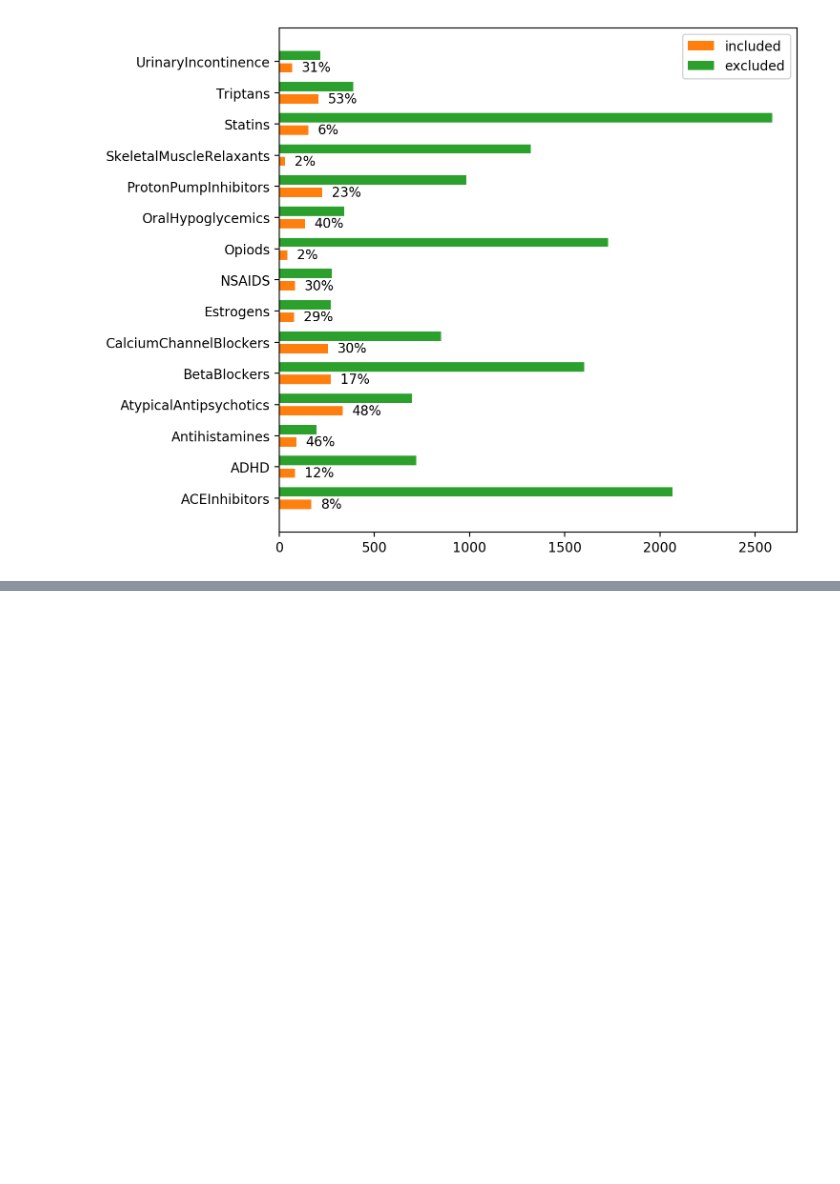
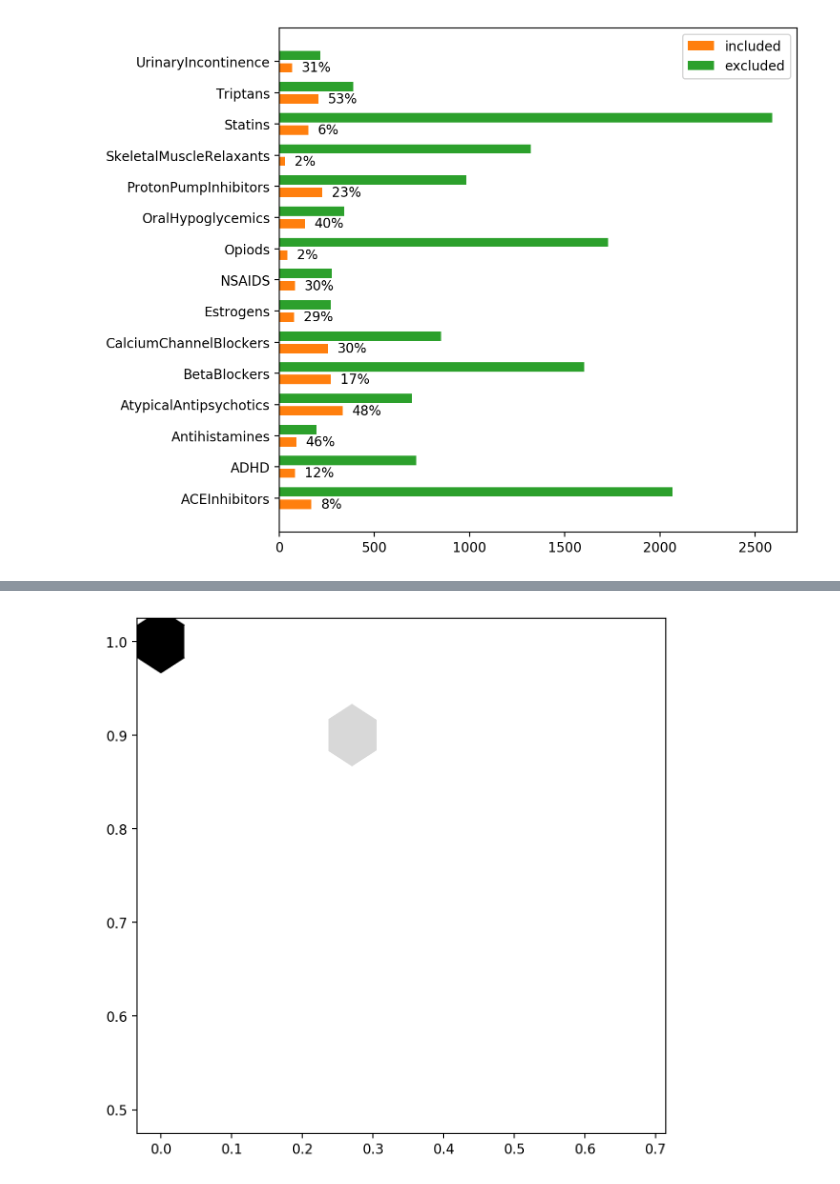
Before and after one commit to mcallaghan/rapid-screening, a Jupyter notebook: analysis/evaluation.ipynb, the cells around one changed output, grey strips where cells are left out. Drawn from its saved outputs; the diff is of its cells as text; code cells hidden in the pictures; blank space fills up the shorter version.

```diff
--- a/analysis/evaluation.ipynb
+++ b/analysis/evaluation.ipynb
@@ -197,0 +210,13 @@ len(i)
+# %%
+fig, ax = plt.subplots(figsize=(7,7),dpi=200)
+ax.hexbin(
+    results_df['wss95_bir'],
+    results_df['recall_bir'],
+    gridsize=10,
+    mincnt=1,
+    bins="log",
+    cmap = "Greys"
+)
+plt.show()
+# %% [output]
+[figure, added]
```
Also changed, not shown: parts of 15 cells of this notebook, 5 other files.
